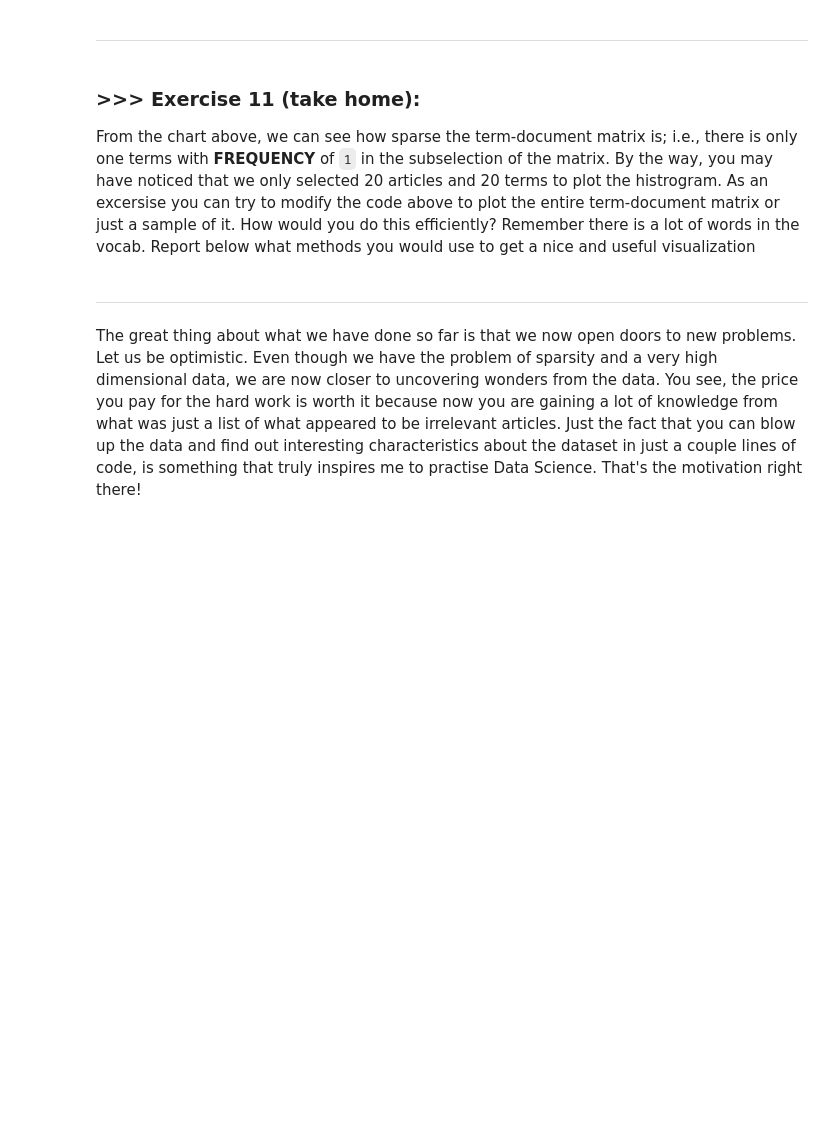
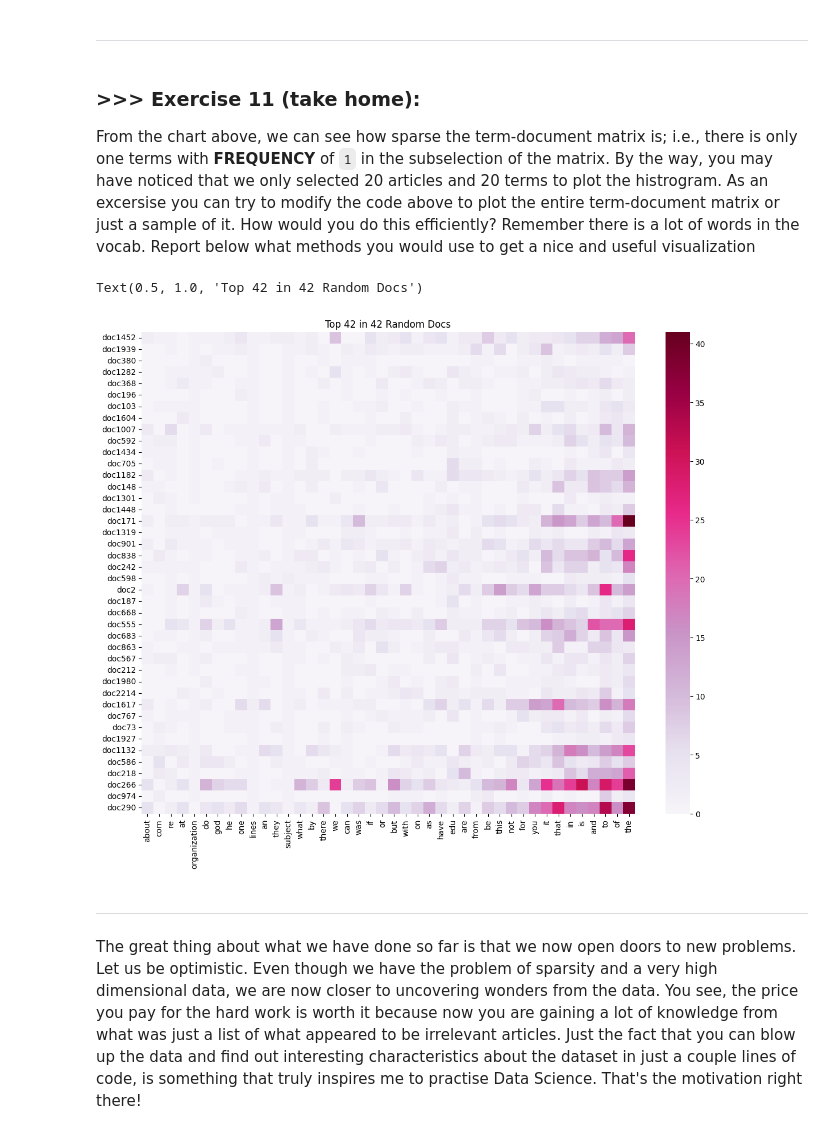
Before and after one commit to gepz/DM2025-Lab1-Exercise, a Jupyter notebook: DM2025-Lab1-Master.ipynb, the cells around one changed output. Cells and saved outputs as stored; diff of their text form; code cells hidden in the pictures; blank space fills up the shorter version.

```diff
--- a/DM2025-Lab1-Master.ipynb
+++ b/DM2025-Lab1-Master.ipynb
@@ -242,0 +243,5 @@ In this exercise, please print out the *text* data for the first three samples i
+# %%
+# Answer here
+for i in range(3):
+    print(f"example {i + 1}")
+    print("\n".join(twenty_train.data[i].split("\n")))
@@ -1010,3 +1122,27 @@ From the chart above, we can see how sparse the term-document matrix is; i.e., t
+# %%
+# Answer here
+# increase density by showing top 42 frequent terms in 42 random docs
+# total frequency of each term
+term_frequencies = np.asarray(X_counts.sum(axis=0)).ravel()
+# indices of the 42 most frequent ones
+top_term_indices = term_frequencies.argsort()[-42:]
+doc_count = X_counts.shape[0]
+# randomly select 42 document indices
+sample_doc_indices = np.random.choice(doc_count, 42, replace=False)
+# efficient to slices sparse matrix before converting to dense array
+z_sampled = X_counts[sample_doc_indices, :][:, top_term_indices].toarray()
+# x = terms
+x_sampled = count_vect.get_feature_names_out()[top_term_indices]
+# y = doc indices
+y_sampled = ["doc" + str(i) for i in sample_doc_indices]
+plt.subplots(figsize=(14, 11))
+ax = sns.heatmap(
+    pd.DataFrame(z_sampled, columns=x_sampled, index=y_sampled), cmap="PuRd"
+)
+plt.title("Top 42 in 42 Random Docs")
+# %% [output]
+Text(0.5, 1.0, 'Top 42 in 42 Random Docs')
+[figure, added]
 # %% [markdown]
 ---
 # %% [markdown]
```
Also changed, not shown: parts of 36 cells of this notebook, 1 other file.
